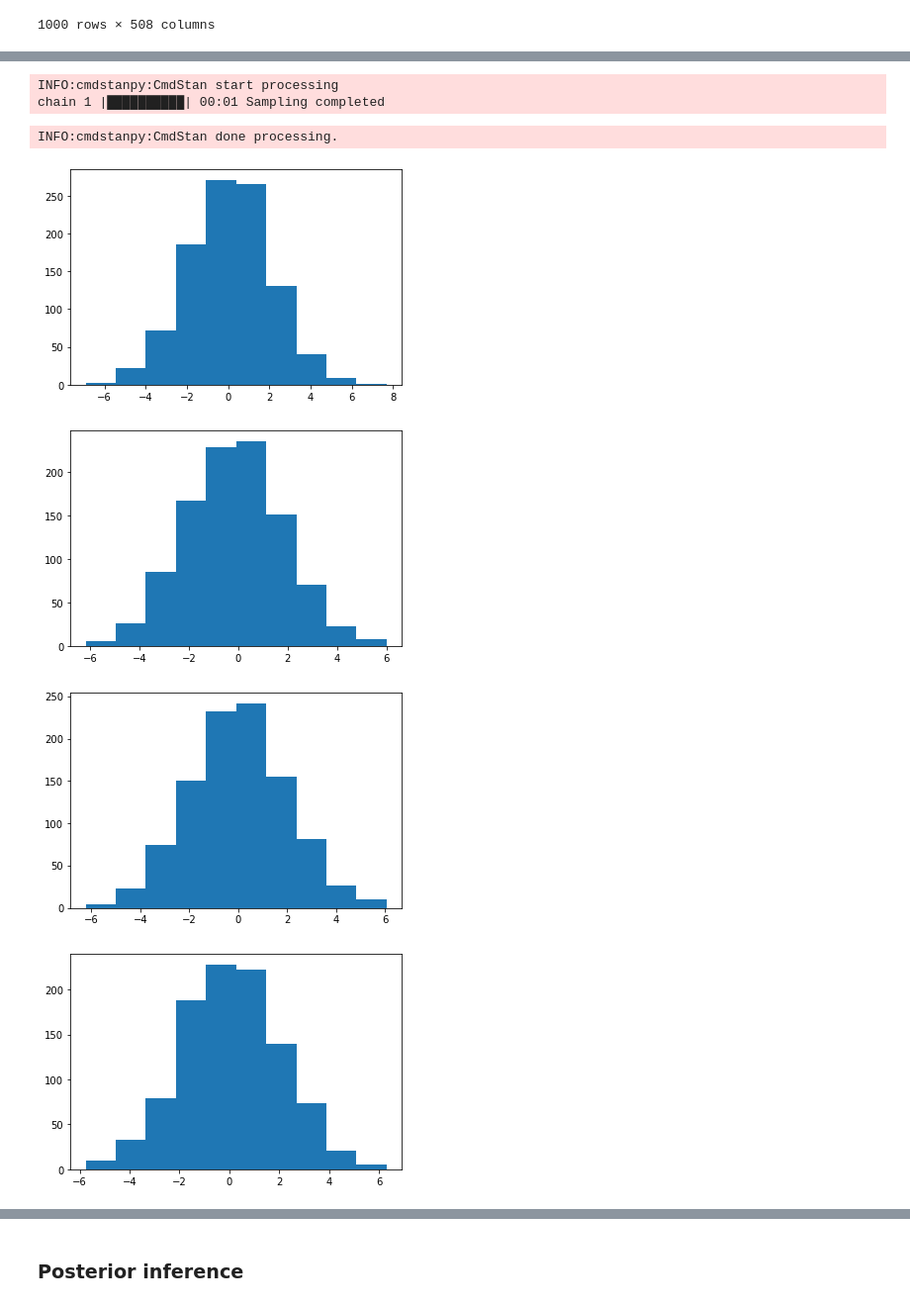
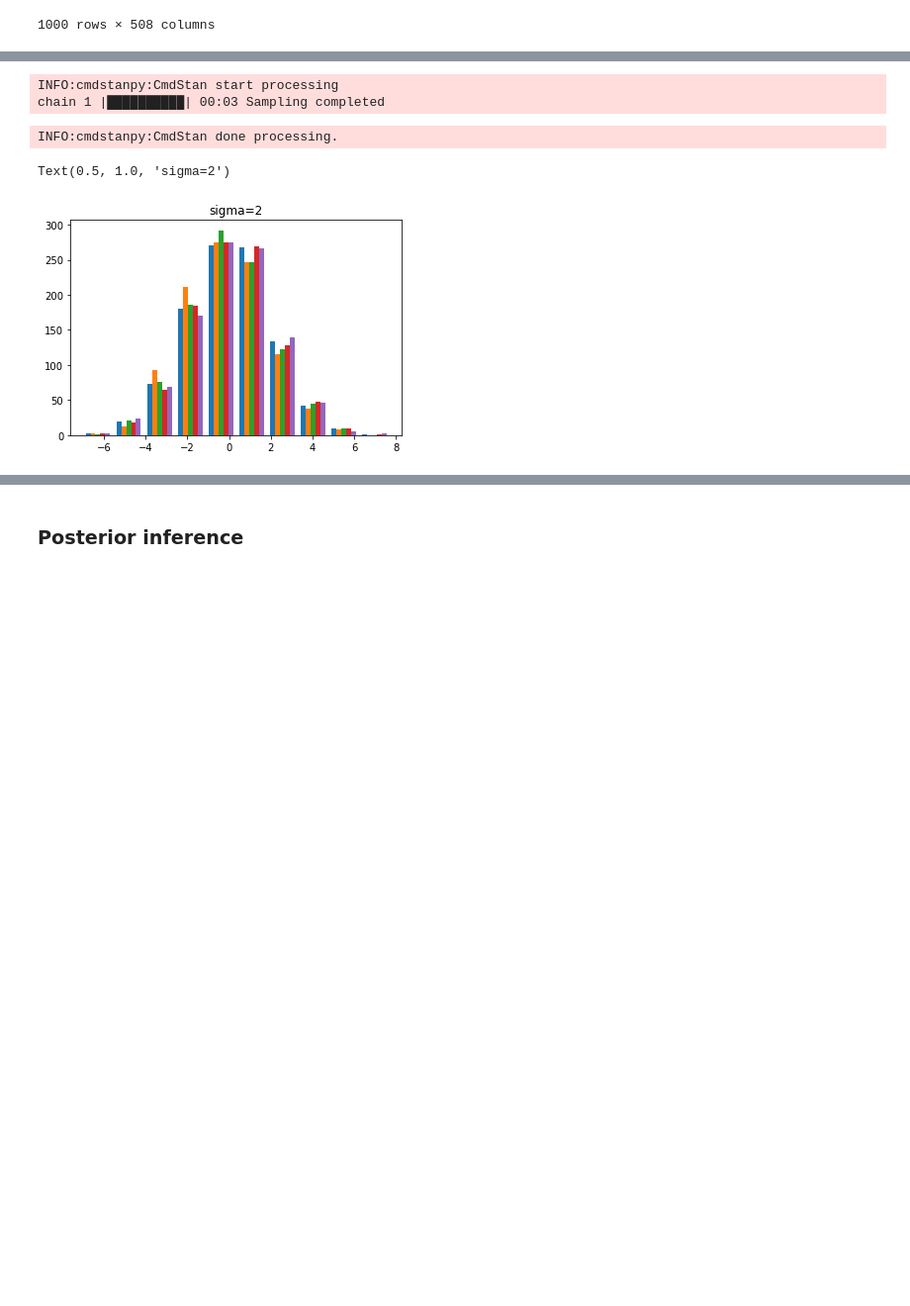
Before and after one commit to majedsuliman/Data-analysis, a Jupyter notebook: Lab5/lab5.ipynb, the cells around one changed output, grey strips where cells are left out. Shown: that part at 99% size. Saved outputs shown, nothing was run; the diff lists cells and outputs as text; code cells hidden in the pictures; blank space fills up the shorter version.

```diff
--- a/Lab5/lab5.ipynb
+++ b/Lab5/lab5.ipynb
@@ -114,25 +107,22 @@ INFO:cmdstanpy:CmdStan done processing.
 # %%
 
 R=1000
 data_ppc= dict(N = data.shape[0],
                 M = 5,
                 X = data.iloc[:,0:5].values,
                 sigma=2)
 sim_ppc1=model_ppc1.sample(data=data_ppc,
                         iter_sampling=R, iter_warmup=0,
                         chains=1,
                         refresh=R,
                         fixed_param=True,
                         seed=29042020)
 beta = sim_ppc1.stan_variable('beta')
-for i in range(beta.shape[1]):
-    plt.hist(beta[:,i])
-    plt.show()
+plt.hist(beta)
+plt.title('sigma=2')
 # %% [output]
 INFO:cmdstanpy:CmdStan start processing
-chain 1 |██████████| 00:01 Sampling completed
+chain 1 |██████████| 00:03 Sampling completed
 INFO:cmdstanpy:CmdStan done processing.
+Text(0.5, 1.0, 'sigma=2')
-[figure, old version]
+[figure, new version]
-[figure, removed]
-[figure, removed]
-[figure, removed]
```
Also changed, not shown: parts of 21 cells of this notebook, 7 other files.
